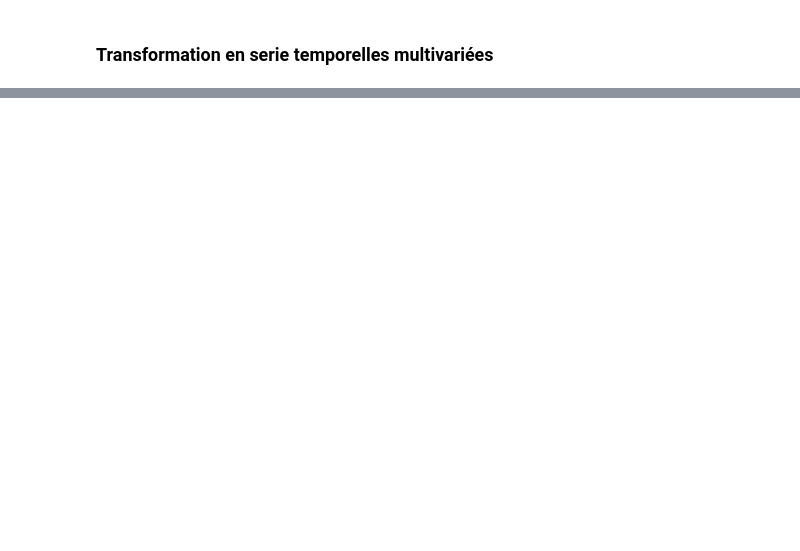
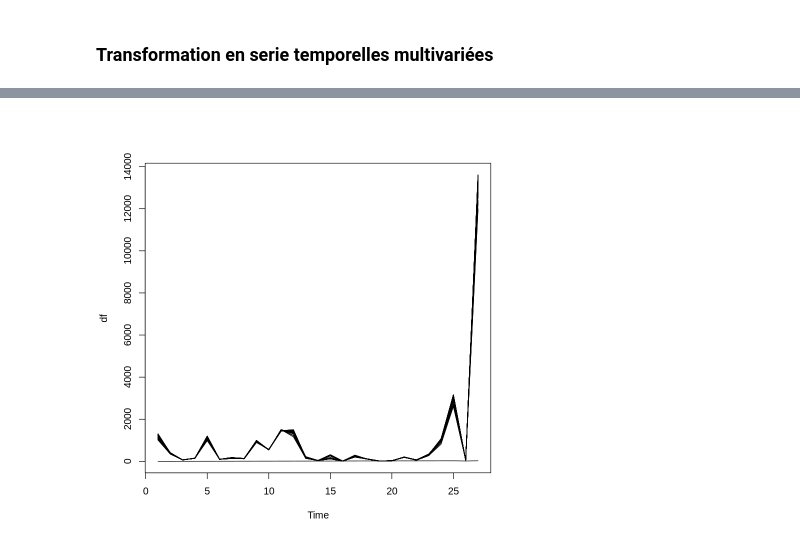
Before and after one commit to Jay-boo/TimeSeries_ACOSS, a Jupyter notebook: main.ipynb, the cells around one changed output, grey strips where cells are left out. Cells and saved outputs as stored; diff of their text form; code cells hidden in the pictures; blank space fills up the shorter version.

```diff
--- a/main.ipynb
+++ b/main.ipynb
@@ -225,0 +298,5 @@ Group variables            None
+# %%
+plot.ts(df,
+plot.type = "single")
+# %% [output]
+[figure, added]
```
Also changed, not shown: parts of 11 cells of this notebook, 1 other file.
